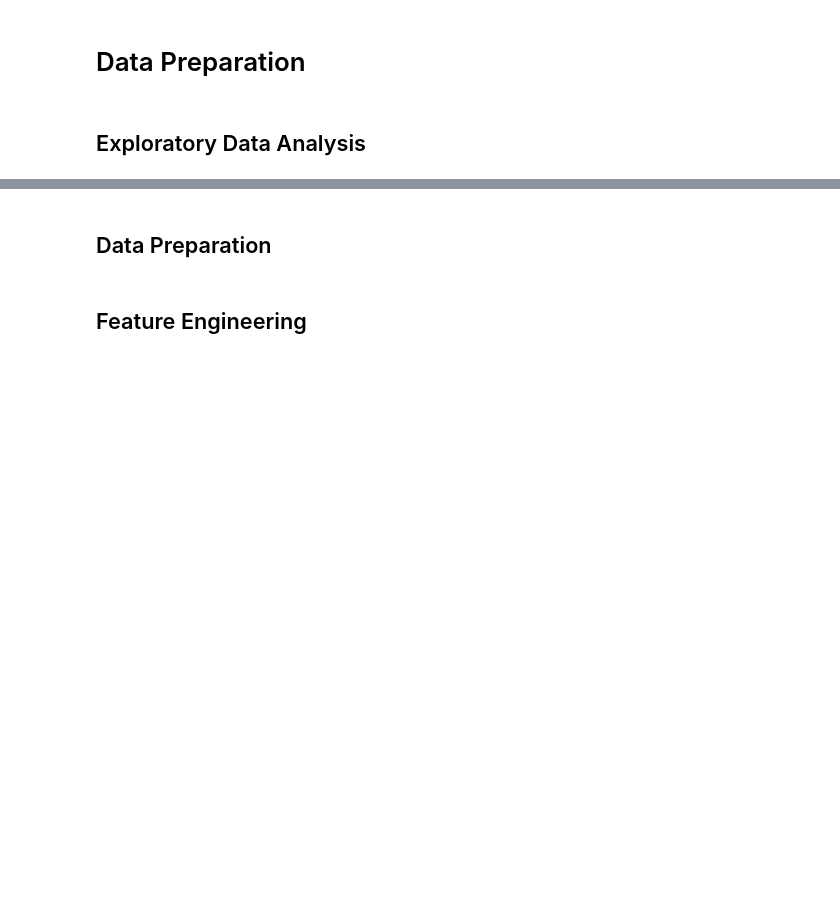
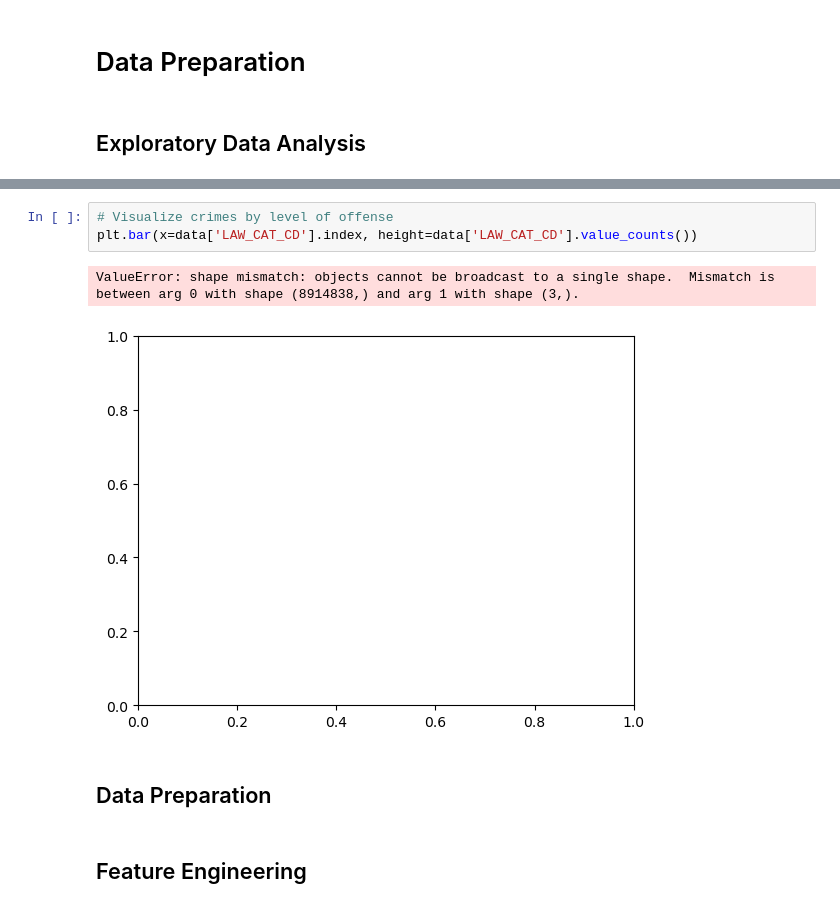
Before and after one commit to scarlettvalentin/nypd_crime, a Jupyter notebook: notebook.ipynb, the cells around one changed output, grey strips where cells are left out. Saved outputs shown, nothing was run; the diff lists cells and outputs as text; blank space fills up the shorter version.

```diff
--- a/notebook.ipynb
+++ b/notebook.ipynb
@@ -45,3 +108,9 @@ memory usage: 2.3+ GB
+# %%
+# Visualize crimes by level of offense
+plt.bar(x=data['LAW_CAT_CD'].index, height=data['LAW_CAT_CD'].value_counts())
+# %% [output]
+ValueError: shape mismatch: objects cannot be broadcast to a single shape.  Mismatch is between arg 0 with shape (8914838,) and arg 1 with shape (3,).
+[figure, added]
 # %% [markdown]
 ## Data Preparation
 # %% [markdown]
```
Also changed, not shown: parts of 9 cells of this notebook.
